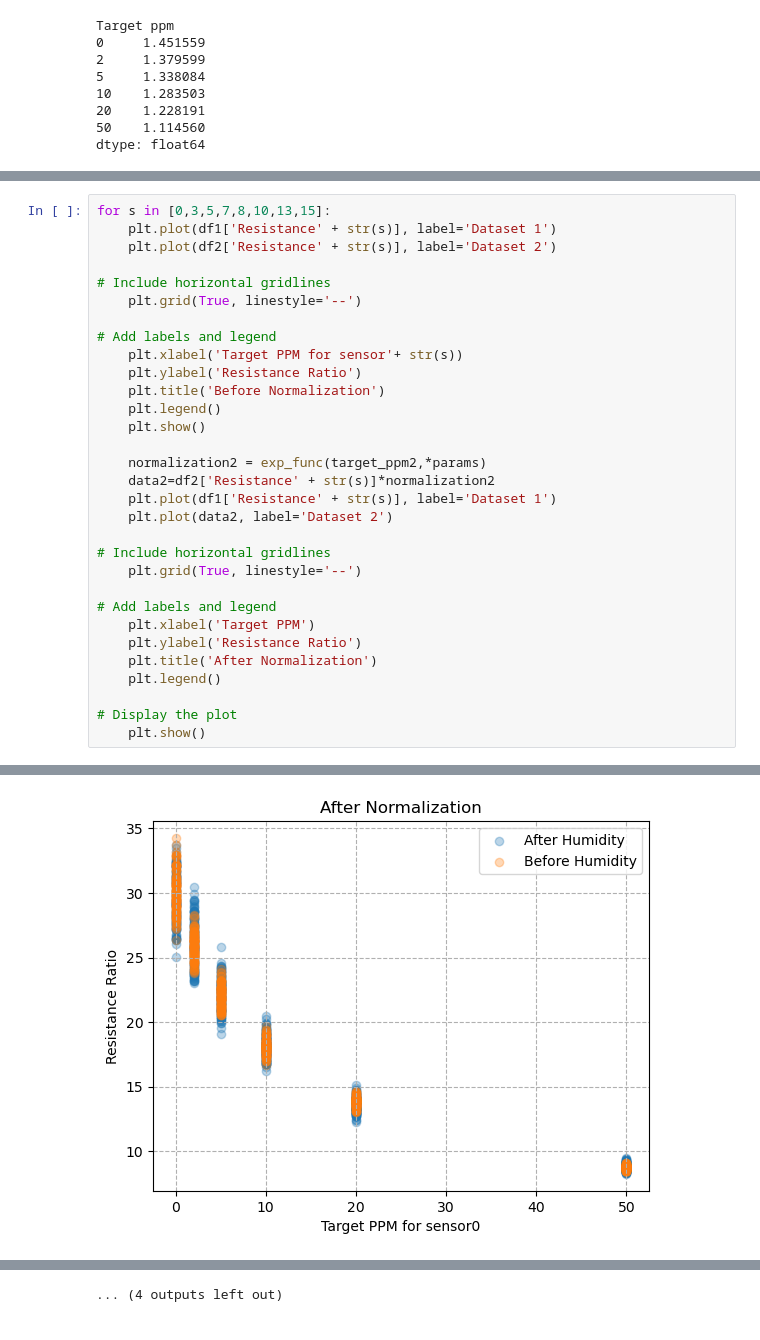
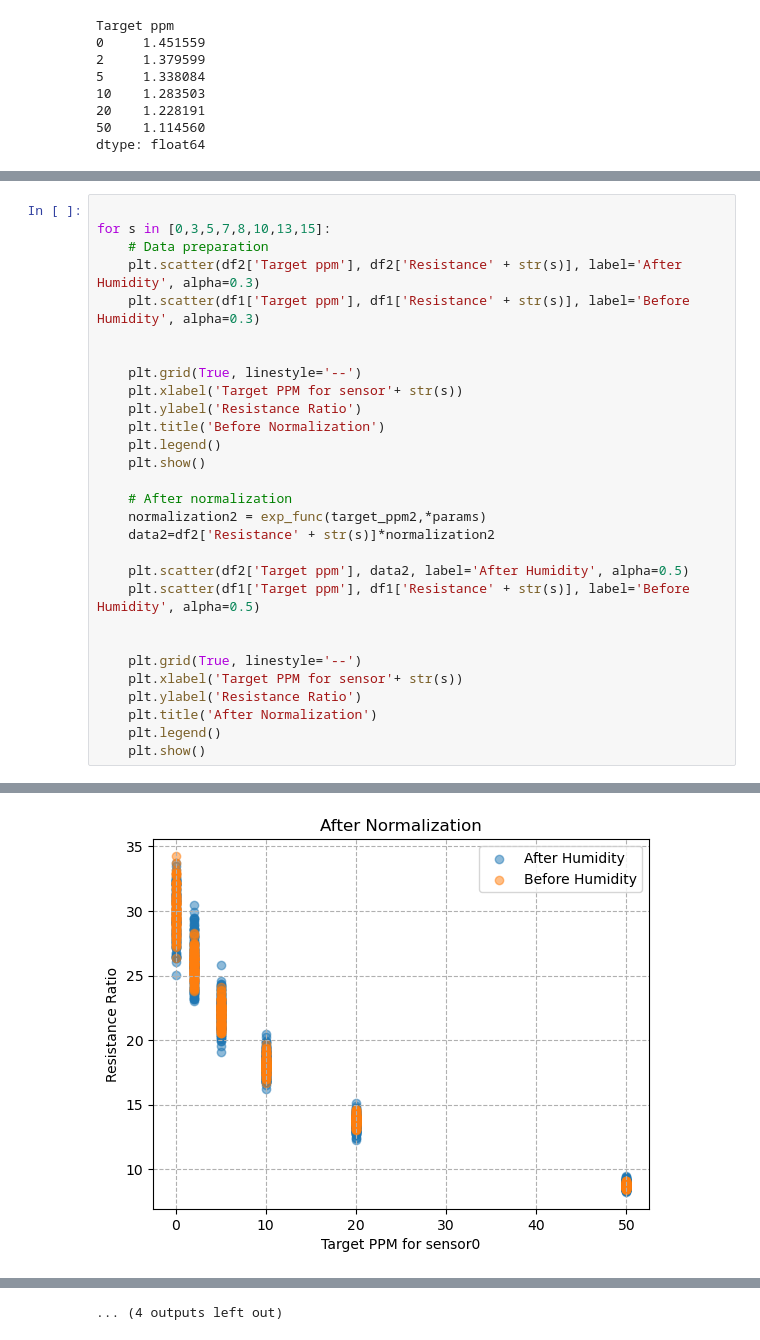
Before and after one commit to Coopsims/MethaneDataScience, a Jupyter notebook: Ben's Analysis/FunkSensorDriftAnalysis.ipynb, the cells around one changed output, grey strips where cells are left out. Cells and saved outputs as stored; diff of their text form.

```diff
--- a/Ben's Analysis/FunkSensorDriftAnalysis.ipynb
+++ b/Ben's Analysis/FunkSensorDriftAnalysis.ipynb
@@ -225,35 +168,33 @@ plt.show()
 # %%
+
 for s in [0,3,5,7,8,10,13,15]:
-    plt.plot(df1['Resistance' + str(s)], label='Dataset 1')
-    plt.plot(df2['Resistance' + str(s)], label='Dataset 2')
+    # Data preparation
+    plt.scatter(df2['Target ppm'], df2['Resistance' + str(s)], label='After Humidity', alpha=0.3)
+    plt.scatter(df1['Target ppm'], df1['Resistance' + str(s)], label='Before Humidity', alpha=0.3)
 
-# Include horizontal gridlines
+
     plt.grid(True, linestyle='--')
-
-# Add labels and legend
     plt.xlabel('Target PPM for sensor'+ str(s))
     plt.ylabel('Resistance Ratio')
     plt.title('Before Normalization')
     plt.legend()
     plt.show()
 
+    # After normalization
     normalization2 = exp_func(target_ppm2,*params)
     data2=df2['Resistance' + str(s)]*normalization2
-    plt.plot(df1['Resistance' + str(s)], label='Dataset 1')
-    plt.plot(data2, label='Dataset 2')
 
-# Include horizontal gridlines
+    plt.scatter(df2['Target ppm'], data2, label='After Humidity', alpha=0.5)
+    plt.scatter(df1['Target ppm'], df1['Resistance' + str(s)], label='Before Humidity', alpha=0.5)
+
+
     plt.grid(True, linestyle='--')
-
-# Add labels and legend
-    plt.xlabel('Target PPM')
+    plt.xlabel('Target PPM for sensor'+ str(s))
     plt.ylabel('Resistance Ratio')
     plt.title('After Normalization')
     plt.legend()
-
-# Display the plot
     plt.show()
 # %% [output]
 [figure]
-[figure, old version]
+[figure, new version]
 [figure]
```
Also changed, not shown: parts of 6 cells of this notebook, 2 other files.
